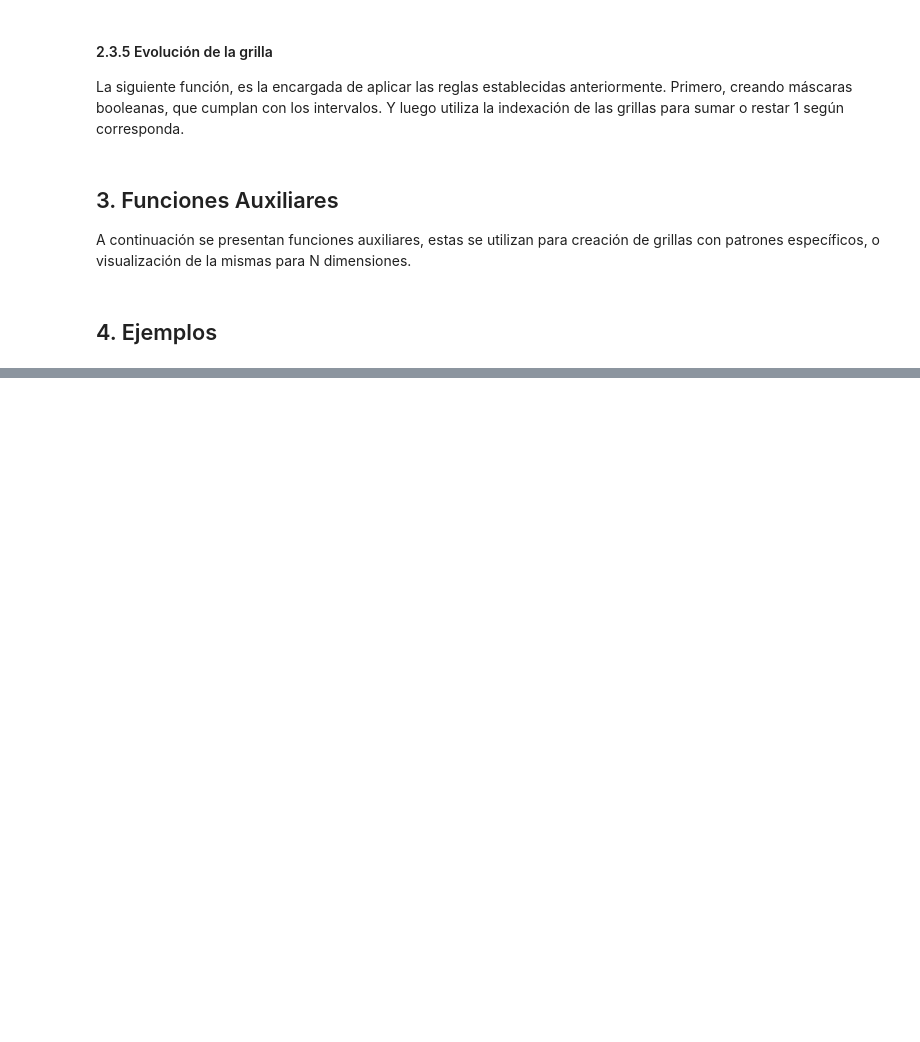
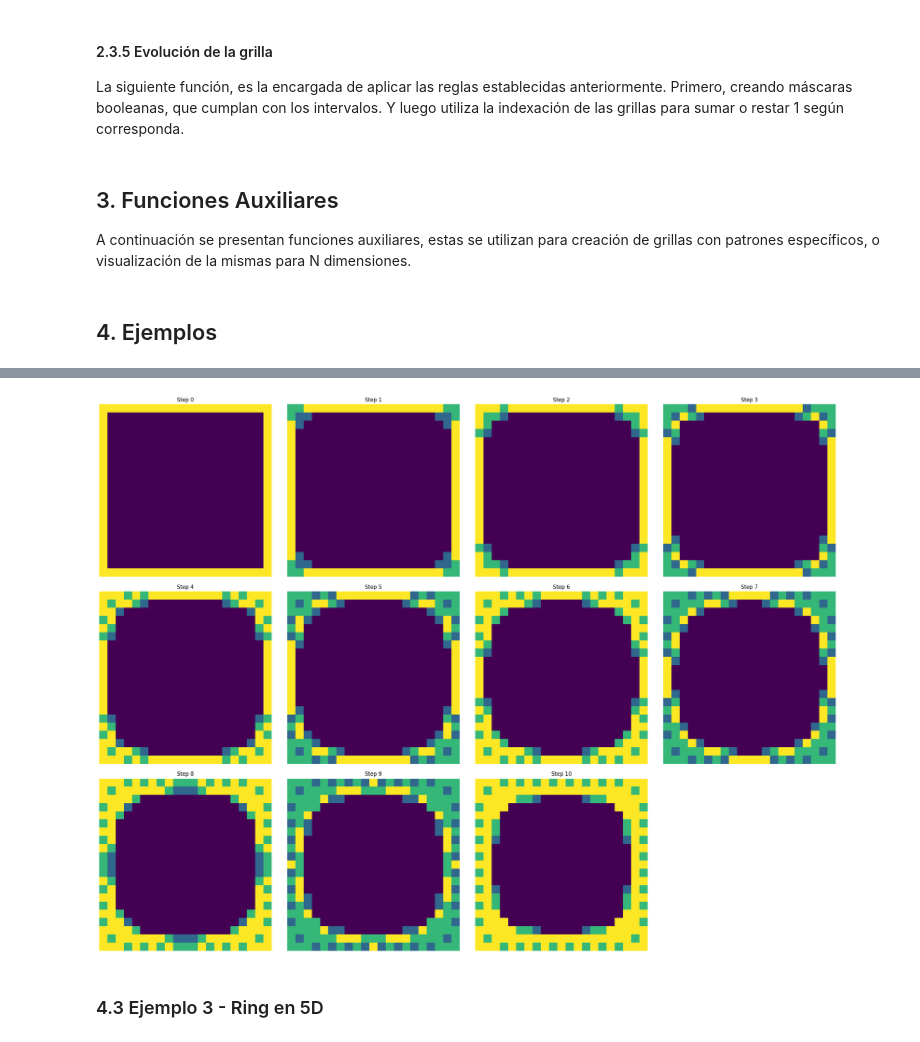
Before and after one commit to Mieres7/Comp.-Cientifica, a Jupyter notebook: Terea1/v3.ipynb, the cells around one changed output, grey strips where cells are left out. Cells and saved outputs as stored; diff of their text form; code cells hidden in the pictures; blank space fills up the shorter version.

```diff
--- a/Terea1/v3.ipynb
+++ b/Terea1/v3.ipynb
@@ -1017,0 +893,3 @@ def plot_images_wrap(arrays, cmap='viridis', images_per_row=4):
+# %%
+%%time
+ex2_2 = visualize_automaton_nd(grid.tolist(), m ,r , iterations=10, mode='iterative', shape=grid.shape, show=False)
@@ -1017,0 +899,6 @@ def plot_images_wrap(arrays, cmap='viridis', images_per_row=4):
+# %%
+plot_images_wrap(ex2_2)
+# %% [output]
+[figure, added]
+# %% [markdown]
+### 4.3 Ejemplo 3 - Ring en 5D
```
Also changed, not shown: parts of 39 cells of this notebook.
